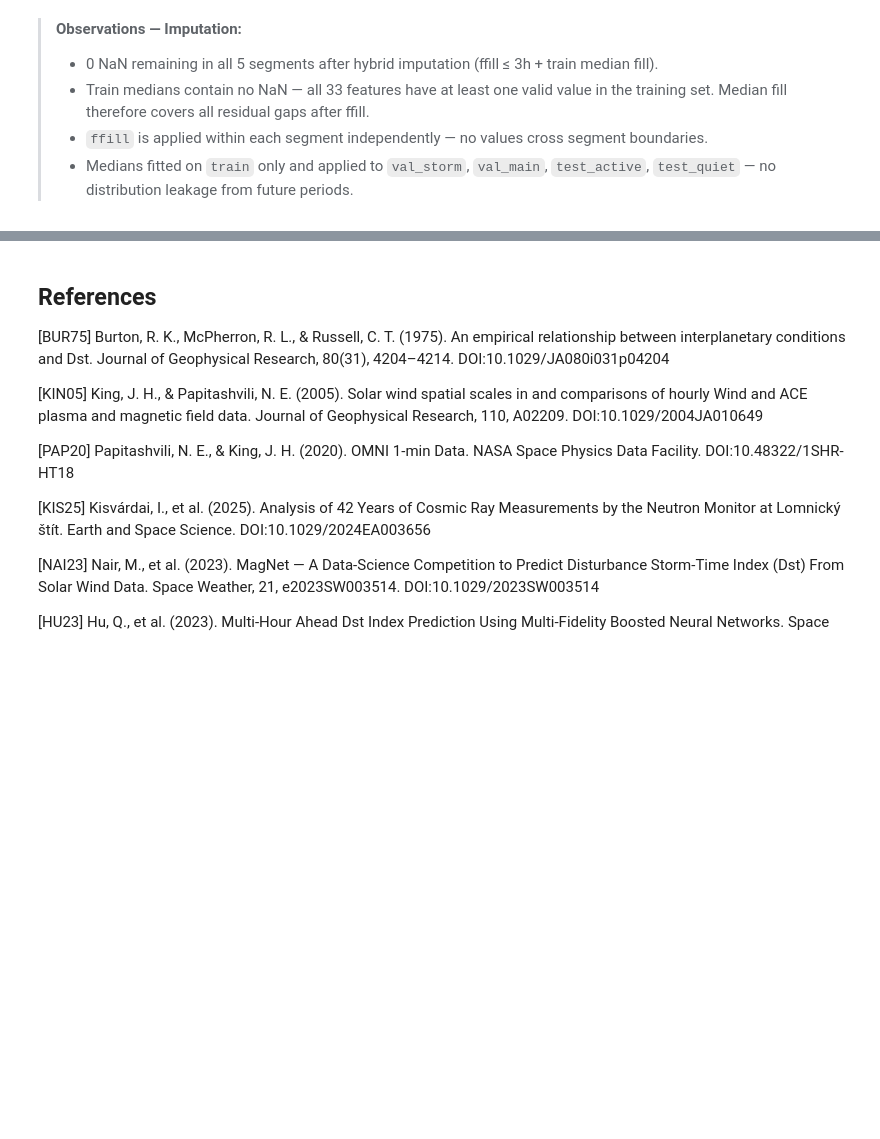
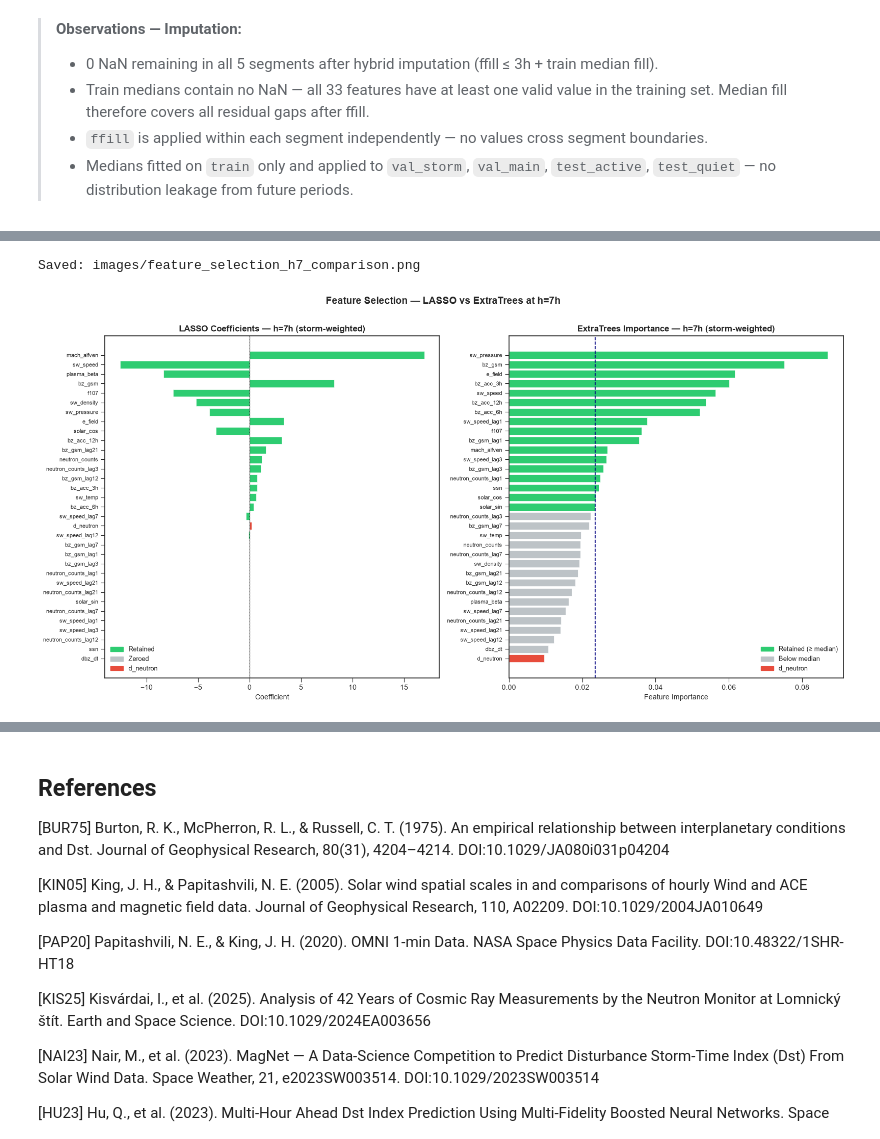
Before and after one commit to RoumenNikolov/cosmic-ray-storm-clean, a Jupyter notebook: cosmic_ray_storm_prediction.ipynb, the cells around one changed output, grey strips where cells are left out. Drawn from its saved outputs; the diff is of its cells as text; code cells hidden in the pictures; blank space fills up the shorter version.

```diff
--- a/cosmic_ray_storm_prediction.ipynb
+++ b/cosmic_ray_storm_prediction.ipynb
@@ -3182,3 +3149,23 @@ for feature, votes in vote_counts.sort_values(ascending=False).items():
+# %%
+from src.selection_visualization import plot_lasso_vs_et
+
+# Зареди fitted selectors от pkl
+import joblib
+fs_results = joblib.load('models/feature_selection_results.pkl')
+
+# Регенерирай графиката
+lasso_coef  = fs_results['lasso_coef'][7]
+et_imp      = fs_results['et_importances'][7]
+
+plot_lasso_vs_et(
+    coef        = lasso_coef,
+    importances = et_imp,
+    horizon     = 7,
+    save_path   = 'images/feature_selection_h7_comparison.png',
+)
+# %% [output]
+Saved: images/feature_selection_h7_comparison.png
+[figure, added]
 # %% [markdown]
 > **Physical interpretation of excluded features:**
 >
```
Also changed, not shown: parts of 17 cells of this notebook, 5 other files.
